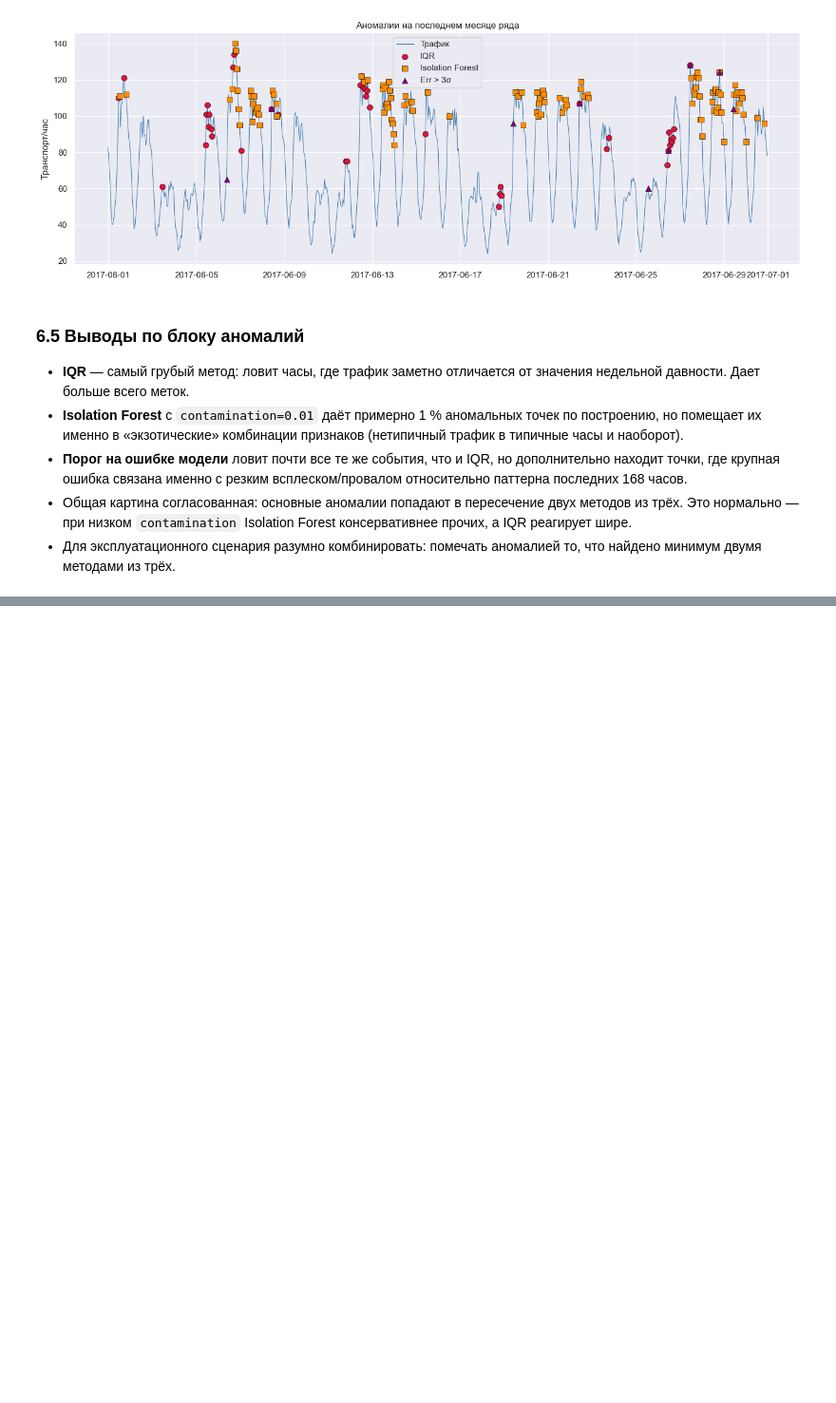
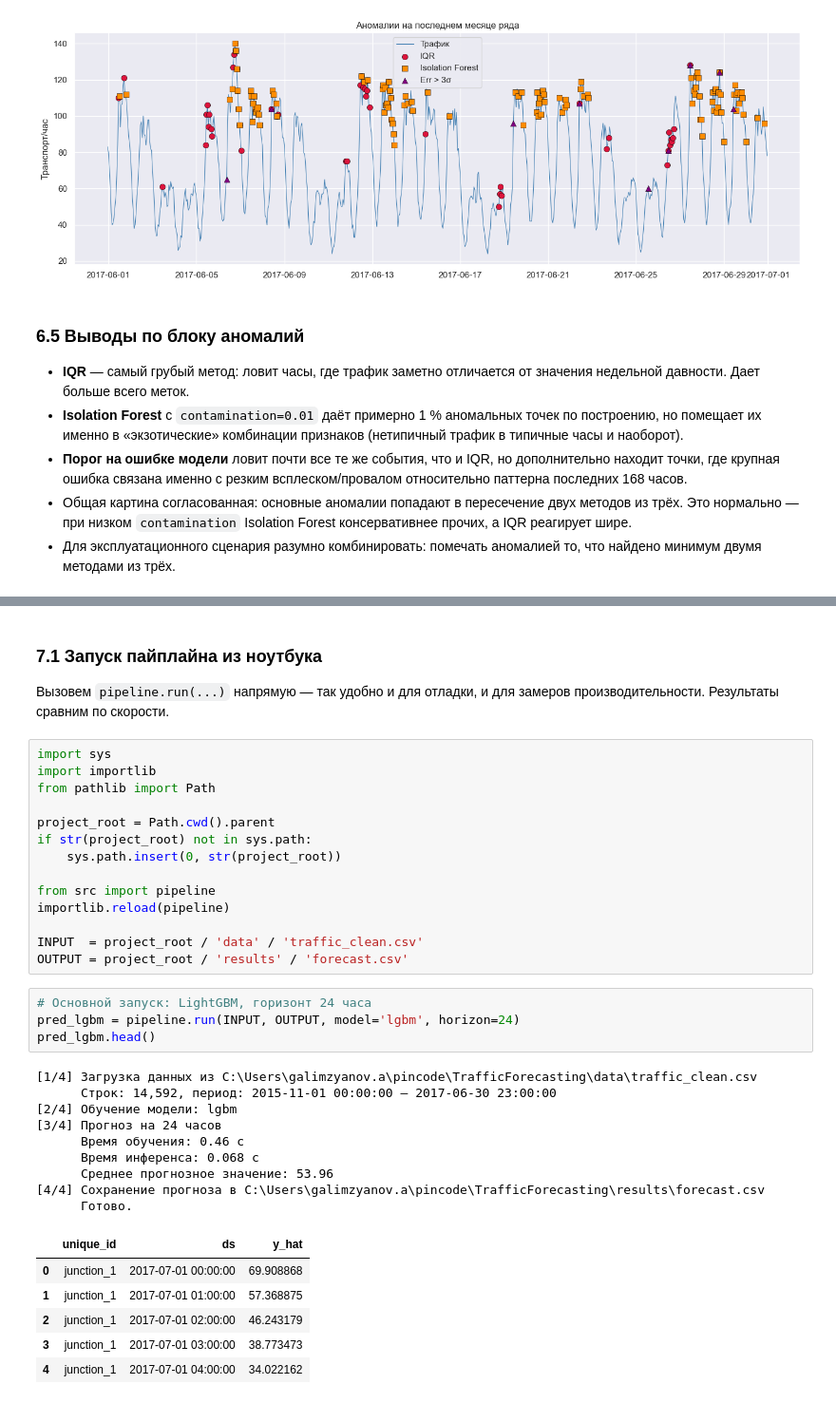
Before and after one commit to AinurGalimzyanov/TrafficForecasting, a Jupyter notebook: notebooks/analysis.ipynb, the cells around one changed output, grey strips where cells are left out. Shown at 95% size. Saved outputs shown, nothing was run; the diff lists cells and outputs as text; blank space fills up the shorter version.

```diff
--- a/notebooks/analysis.ipynb
+++ b/notebooks/analysis.ipynb
@@ -1238,0 +1263,39 @@ plt.show()
+# %% [markdown]
+### 7.1 Запуск пайплайна из ноутбука
+
+Вызовем `pipeline.run(...)` напрямую — так удобно и для отладки, и для
+замеров производительности. Результаты сравним по скорости.
+# %%
+import sys
+import importlib
+from pathlib import Path
+
+project_root = Path.cwd().parent
+if str(project_root) not in sys.path:
+    sys.path.insert(0, str(project_root))
+
+from src import pipeline
+importlib.reload(pipeline)
+
+INPUT  = project_root / 'data' / 'traffic_clean.csv'
+OUTPUT = project_root / 'results' / 'forecast.csv'
+# %%
+# Основной запуск: LightGBM, горизонт 24 часа
+pred_lgbm = pipeline.run(INPUT, OUTPUT, model='lgbm', horizon=24)
+pred_lgbm.head()
+# %% [output]
+[1/4] Загрузка данных из C:\Users\galimzyanov.a\pincode\TrafficForecasting\data\traffic_clean.csv
+      Строк: 14,592, период: 2015-11-01 00:00:00 — 2017-06-30 23:00:00
+[2/4] Обучение модели: lgbm
+[3/4] Прогноз на 24 часов
+      Время обучения: 0.46 c
+      Время инференса: 0.068 c
+      Среднее прогнозное значение: 53.96
+[4/4] Сохранение прогноза в C:\Users\galimzyanov.a\pincode\TrafficForecasting\results\forecast.csv
+      Готово.
+|  | unique_id | ds | y_hat |
+| 0 | junction_1 | 2017-07-01 00:00:00 | 69.908868 |
+| 1 | junction_1 | 2017-07-01 01:00:00 | 57.368875 |
+| 2 | junction_1 | 2017-07-01 02:00:00 | 46.243179 |
+| 3 | junction_1 | 2017-07-01 03:00:00 | 38.773473 |
+| 4 | junction_1 | 2017-07-01 04:00:00 | 34.022162 |
```
Also changed, not shown: parts of 6 cells of this notebook, 6 other files.
